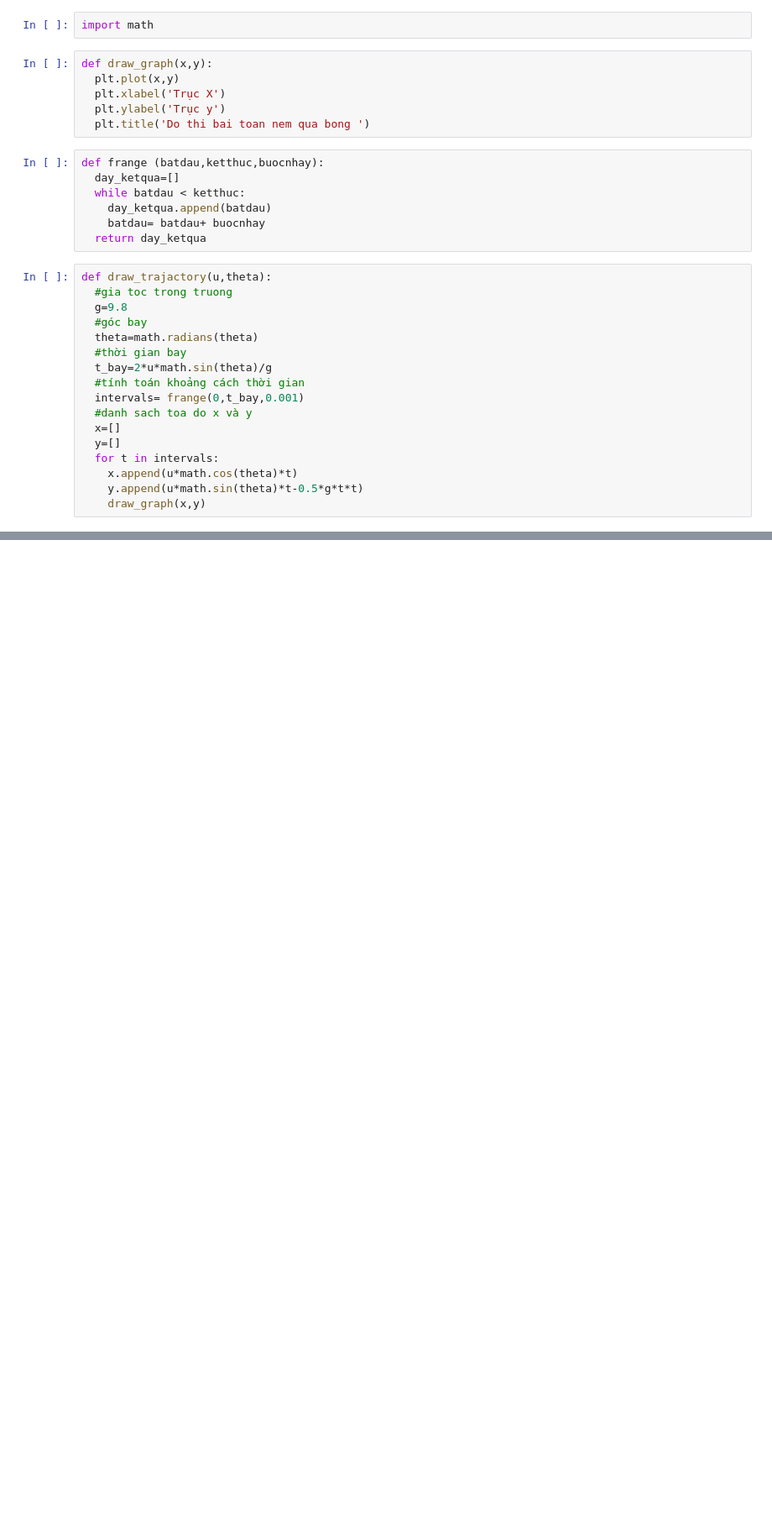
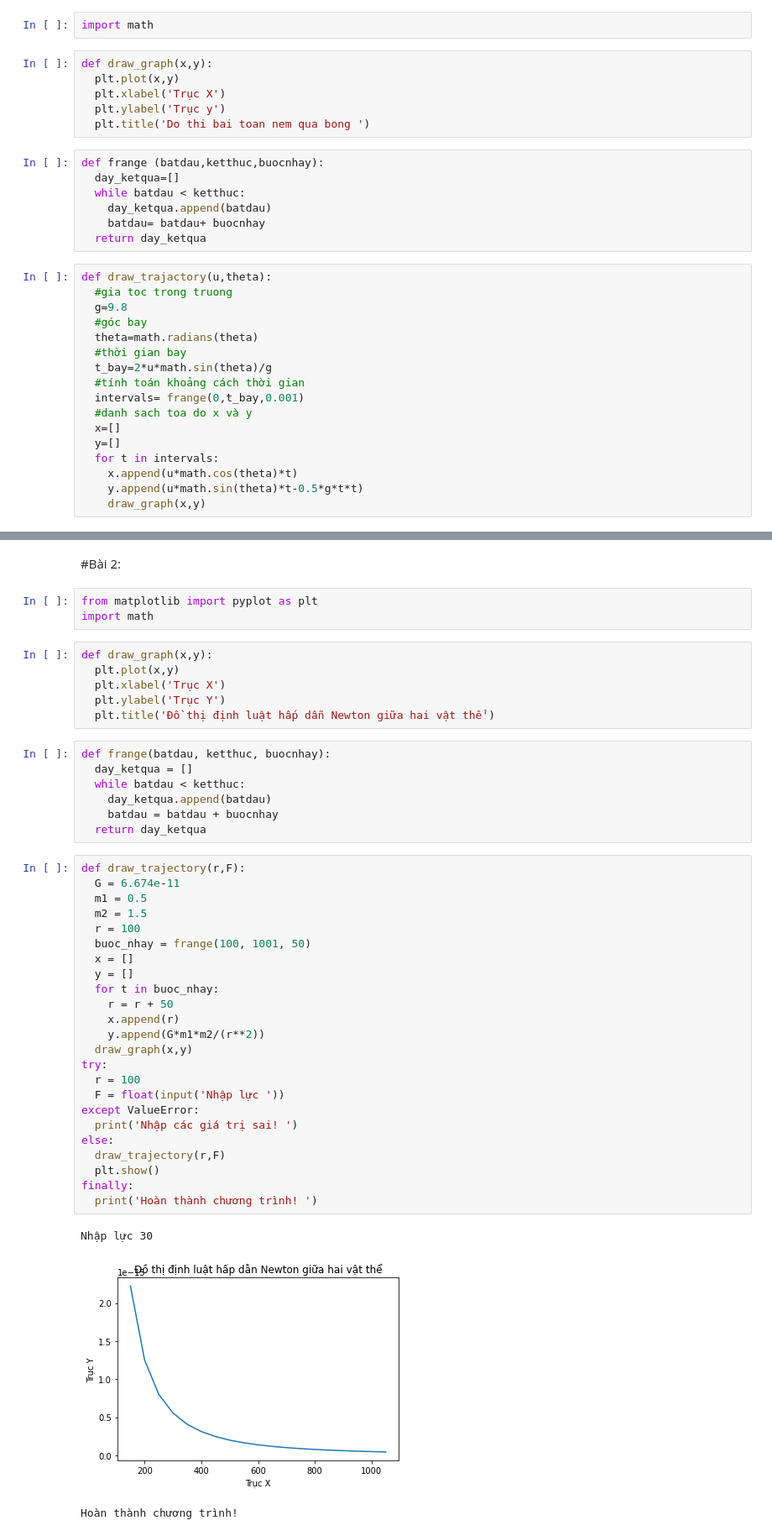
Before and after one commit to QuocCuong2709/Thuc-hanh-toan-CC, a Jupyter notebook: Chương_3.ipynb, the cells around one changed output, grey strips where cells are left out. Shown: that part at 84% size. Saved outputs shown, nothing was run; the diff lists cells and outputs as text; blank space fills up the shorter version.

```diff
--- a/Chương_3.ipynb
+++ b/Chương_3.ipynb
@@ -117,0 +164,46 @@ if
+# %% [markdown]
+#Bài 2:
+# %%
+from matplotlib import pyplot as plt
+import math
+# %%
+def draw_graph(x,y):
+  plt.plot(x,y)
+  plt.xlabel('Trục X')
+  plt.ylabel('Trục Y')
+  plt.title('Đồ thị định luật hấp dẫn Newton giữa hai vật thể')
+# %%
+def frange(batdau, ketthuc, buocnhay):
+  day_ketqua = []
+  while batdau < ketthuc:
+    day_ketqua.append(batdau)
+    batdau = batdau + buocnhay
+  return day_ketqua
+# %%
+def draw_trajectory(r,F):
+  G = 6.674e-11
+  m1 = 0.5
+  m2 = 1.5
+  r = 100
+  buoc_nhay = frange(100, 1001, 50)
+  x = []
+  y = []
+  for t in buoc_nhay:
+    r = r + 50
+    x.append(r)
+    y.append(G*m1*m2/(r**2))
+  draw_graph(x,y)
+try:
+  r = 100
+  F = float(input('Nhập lực '))
+except ValueError:
+  print('Nhập các giá trị sai! ')
+else:
+  draw_trajectory(r,F)
+  plt.show()
+finally:
+  print('Hoàn thành chương trình! ')
+# %% [output]
+Nhập lực 30
+[figure, added]
+Hoàn thành chương trình!
```
Also changed, not shown: parts of 7 cells of this notebook.
